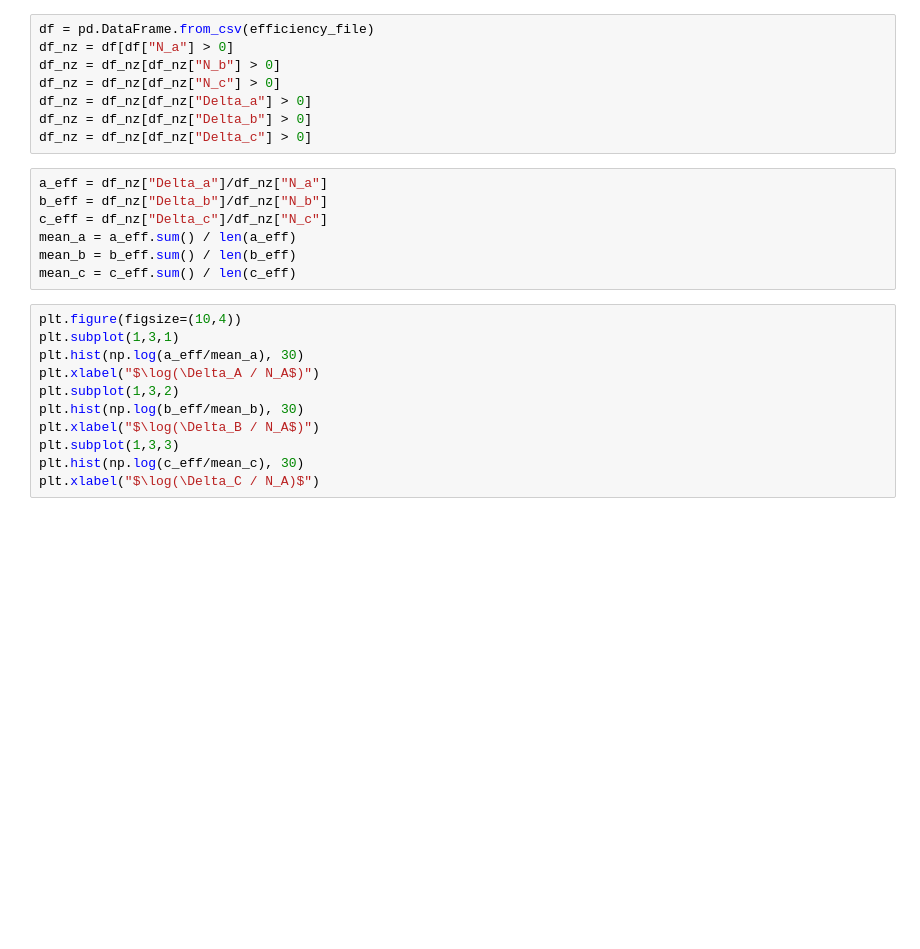
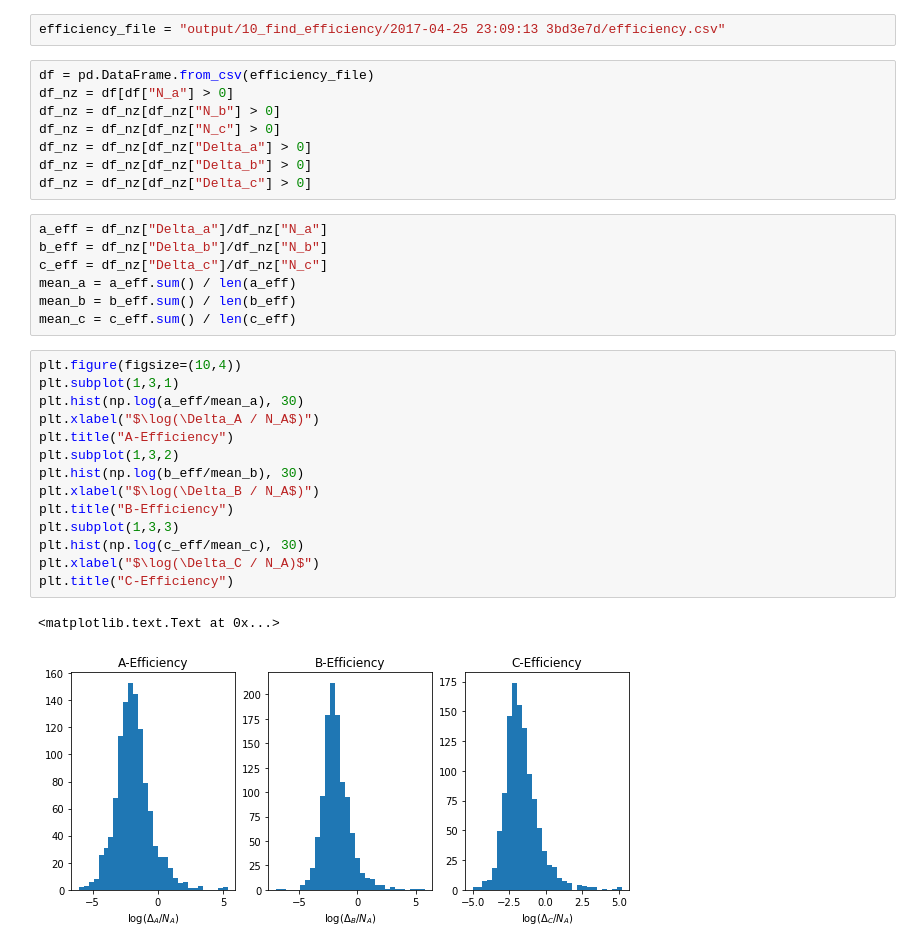
Before and after one commit to elplatt/WP-Efficiency-Performance, a Jupyter notebook: 12 Plot efficiency.ipynb, the cells around one changed output. Drawn from its saved outputs; the diff is of its cells as text; blank space fills up the shorter version.

Commit message:
Update plots.

```diff
--- a/12 Plot efficiency.ipynb
+++ b/12 Plot efficiency.ipynb
@@ -7,3 +8,5 @@ efficiency_file = "output/10_find_efficiency/2016-11-02 22:03:53 f3da2a6/efficie
+# %%
+efficiency_file = "output/10_find_efficiency/2017-04-25 23:09:13 3bd3e7d/efficiency.csv"
 # %%
 df = pd.DataFrame.from_csv(efficiency_file)
 df_nz = df[df["N_a"] > 0]
@@ -22,11 +25,17 @@ mean_c = c_eff.sum() / len(c_eff)
 # %%
 plt.figure(figsize=(10,4))
 plt.subplot(1,3,1)
 plt.hist(np.log(a_eff/mean_a), 30)
 plt.xlabel("$\log(\Delta_A / N_A$)")
+plt.title("A-Efficiency")
 plt.subplot(1,3,2)
 plt.hist(np.log(b_eff/mean_b), 30)
 plt.xlabel("$\log(\Delta_B / N_A$)")
+plt.title("B-Efficiency")
 plt.subplot(1,3,3)
 plt.hist(np.log(c_eff/mean_c), 30)
 plt.xlabel("$\log(\Delta_C / N_A)$")
+plt.title("C-Efficiency")
+# %% [output]
+<matplotlib.text.Text at 0x...>
+[figure, added]
```
Also changed, not shown: parts of 2 cells of this notebook, 3 other files.
